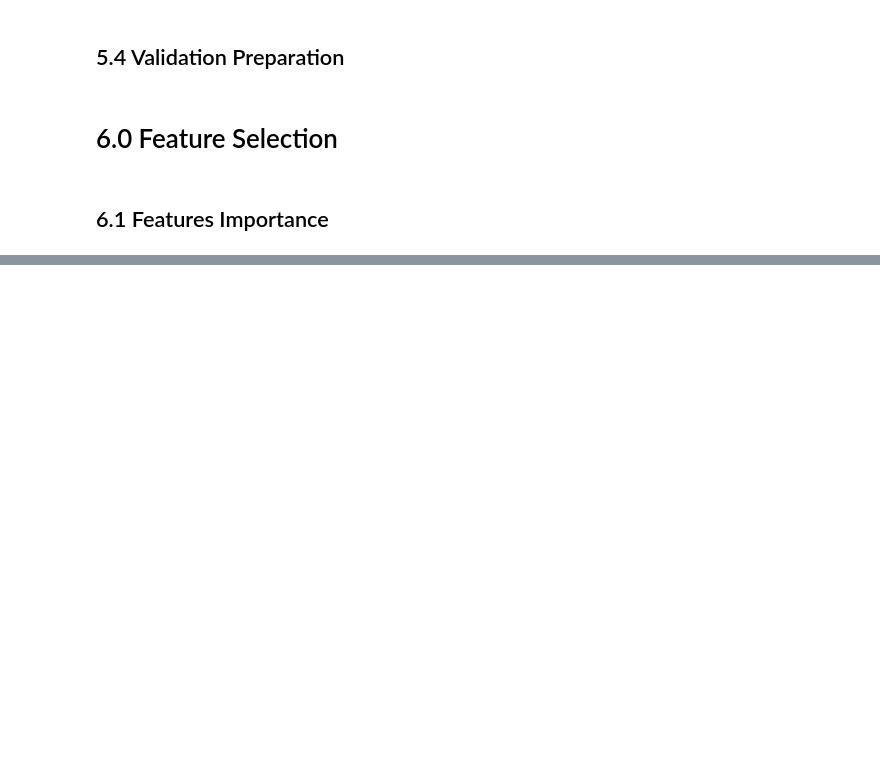
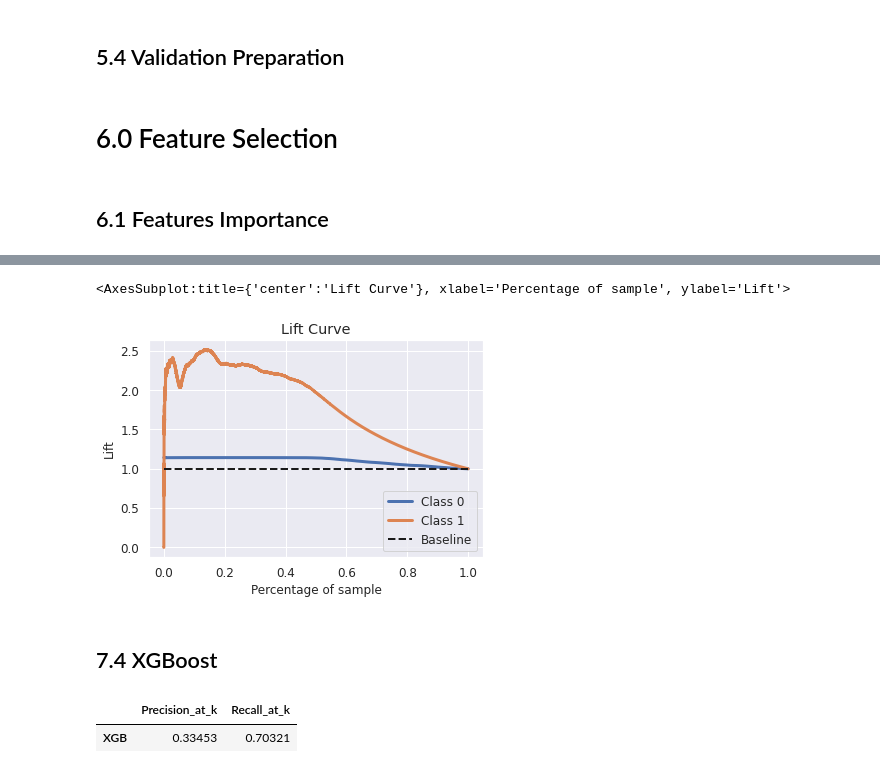
Before and after one commit to GonzagaLucas/Health-Insurance-Cross-Sell, a Jupyter notebook: pa004_health_insurance.ipynb, the cells around one changed output, grey strips where cells are left out. Cells and saved outputs as stored; diff of their text form; code cells hidden in the pictures; blank space fills up the shorter version.

```diff
--- a/pa004_health_insurance.ipynb
+++ b/pa004_health_insurance.ipynb
@@ -635,0 +677,7 @@ skplt.metrics.plot_cumulative_gain(y_val, yhat_extratrees);
+# %%
+skplt.metrics.plot_lift_curve(y_val, yhat_lr)
+# %% [output]
+<AxesSubplot:title={'center':'Lift Curve'}, xlabel='Percentage of sample', ylabel='Lift'>
+[figure, added]
+# %% [markdown]
+## 7.4 XGBoost
@@ -635,0 +693,6 @@ skplt.metrics.plot_cumulative_gain(y_val, yhat_extratrees);
+# %%
+metrics_xgb = metrics_at_k(x_val, y_validation, yhat_xgb, 'XGB')
+metrics_xgb
+# %% [output]
+|  | Precision_at_k | Recall_at_k |
+| XGB | 0.33453 | 0.70321 |
```
Also changed, not shown: parts of 79 cells of this notebook.
